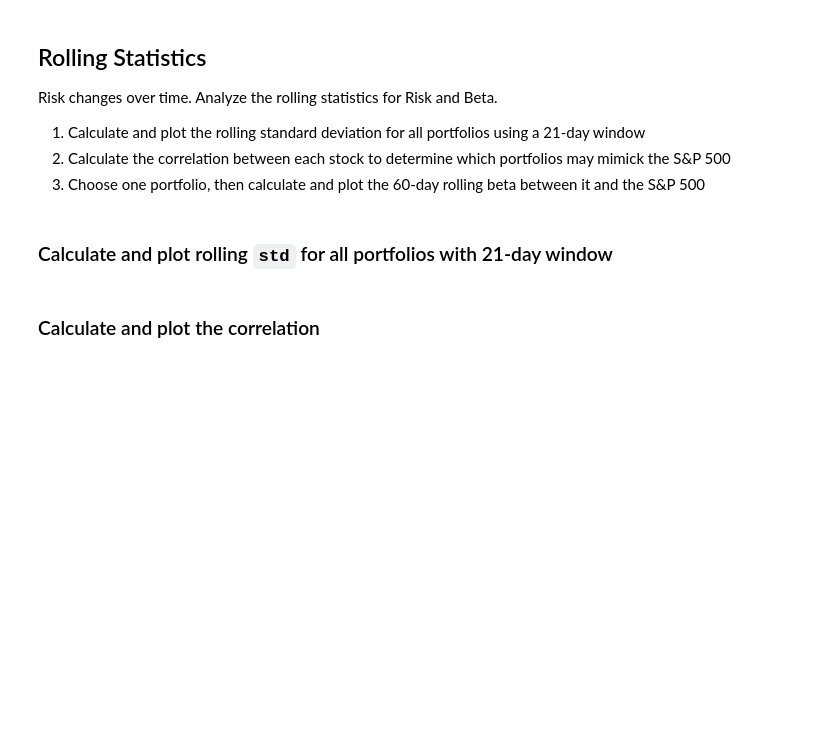
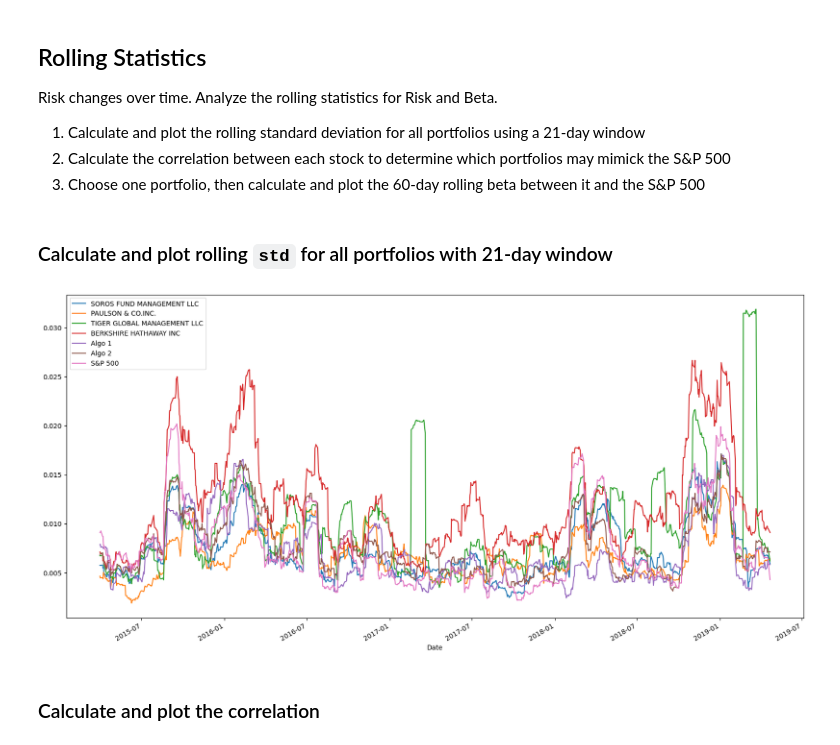
Before and after one commit to TDanner7/Portfolio-Review, a Jupyter notebook: Starter_Code/whale_analysis.ipynb, the cells around one changed output. Cells and saved outputs as stored; diff of their text form; code cells hidden in the pictures; blank space fills up the shorter version.

```diff
--- a/Starter_Code/whale_analysis.ipynb
+++ b/Starter_Code/whale_analysis.ipynb
@@ -263,7 +282,10 @@ Risk changes over time. Analyze the rolling statistics for Risk and Beta.
 ### Calculate and plot rolling `std` for all portfolios with 21-day window
 # %%
 # Calculate the rolling standard deviation for all portfolios using a 21-day window
-
+rolling_std_21 = combined_returns_df.rolling(window=21).std()
 # Plot the rolling standard deviation
+rolling_std_21.plot(figsize=(20,10));
+# %% [output]
+[figure, added]
 # %% [markdown]
 ### Calculate and plot the correlation
```
Also changed, not shown: parts of 32 cells of this notebook, 3 other files.
